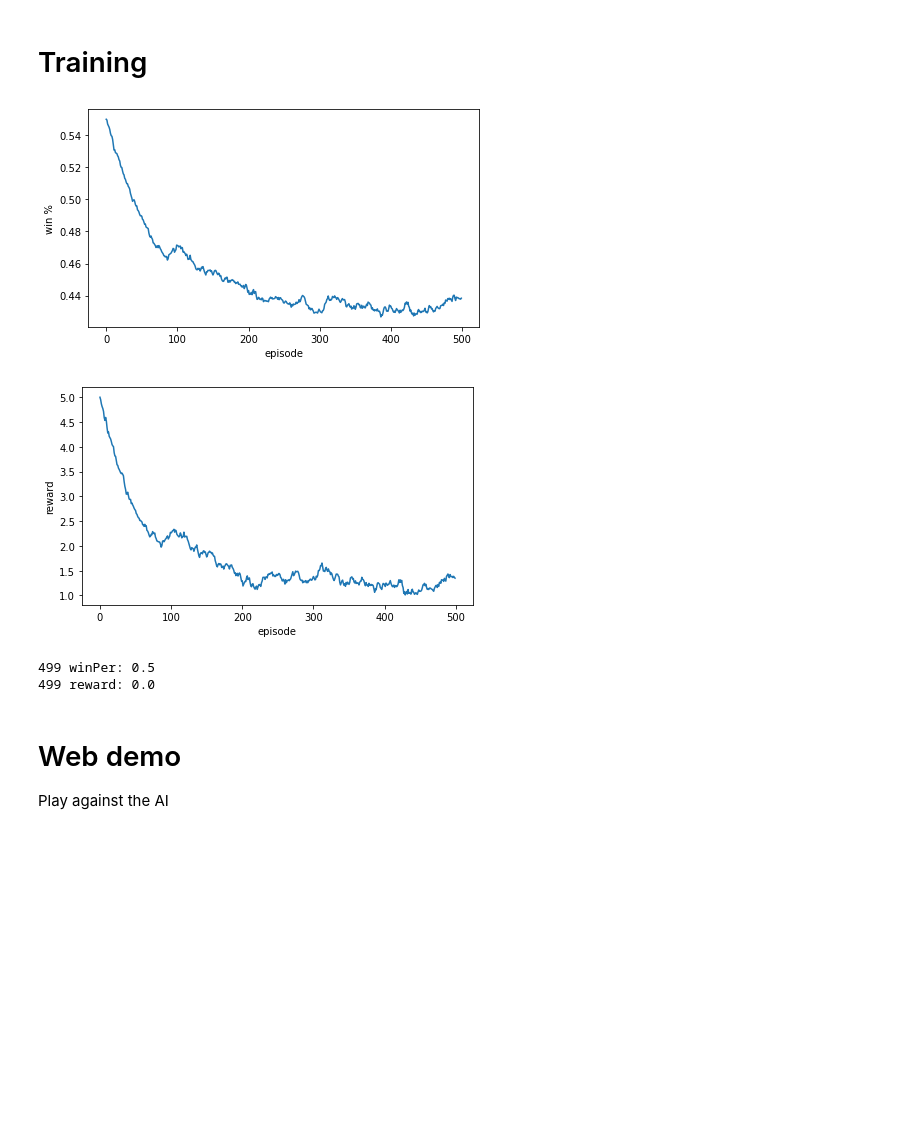
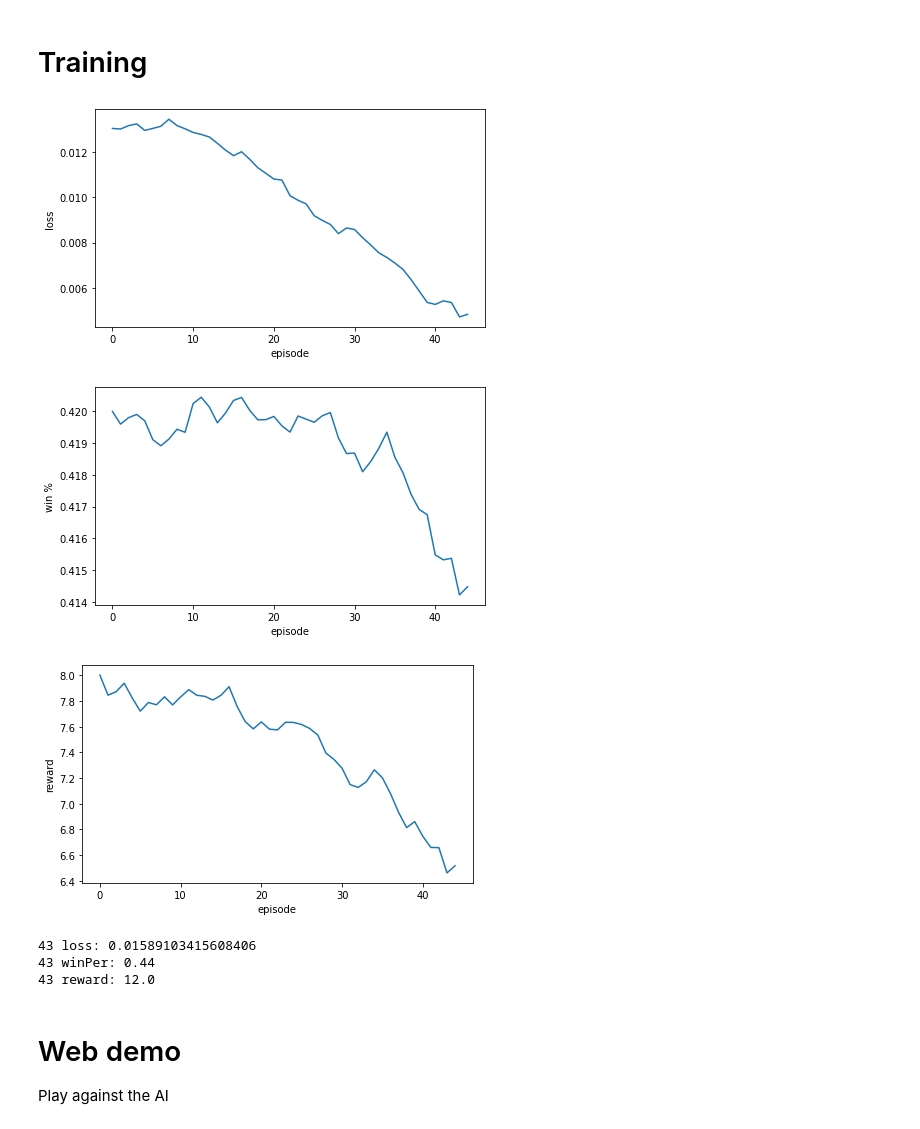
Before and after one commit to nomomon/drl-js, a Jupyter notebook: tic-tac-toe/notebook.ipynb, the cells around one changed output. Drawn from its saved outputs; the diff is of its cells as text; code cells hidden in the pictures; blank space fills up the shorter version.

Commit message:
update choose action, train more, remove weird stuff

```diff
--- a/tic-tac-toe/notebook.ipynb
+++ b/tic-tac-toe/notebook.ipynb
@@ -148,6 +145,8 @@ def train_step(model, optimizer, observations, actions, discounted_rewards):
 
   grads = tape.gradient(loss, model.trainable_variables)
   optimizer.apply_gradients(zip(grads, model.trainable_variables))
+
+  return loss
 # %% [markdown]
 # Plot
 # %%
@@ -174,27 +173,21 @@ def smooth(points, alpha = 0.05):
 # %%
 winper_points = []
 reward_points = []
+hist_points = []
 
 episode = 0
 policy = createPolicy()
 # %%
-# change the params
-# learn more
-# change alpha
-# make it simpler
-# plot the loss
-
 learning_rate = 1e-3
 optimizer = tf.keras.optimizers.Adam(learning_rate)
 
 opponent_policy = tf.keras.models.clone_model(policy)
 
-for episode in range(episode, 500):
+for episode in range(episode, 1000):
     board = [0] * 9
     memory.clear()
     counter = 0
     first_time = 1
-    step = 0
     win = 0
 
     eps = 0.99 ** (episode / 2)
@@ -208,7 +201,7 @@ for episode in range(episode, 500):
         elif((not player_goes_first) and gameStatus(board) == 0):
             if(first_time):
                 first_time -= 1
-                opponent_action = chooseAction(opponent_policy, (np.array(board) * -1).tolist())
+                opponent_action = chooseAction(policy, (np.array(board) * -1).tolist(), eps)
                 board[opponent_action] = -1
             action = chooseAction(policy, board, eps)
 
@@ -218,60 +211,61 @@ for episode in range(episode, 500):
         status = gameStatus(next_board)
 
         if(status == 0): # game goes on
-            opponent_action = chooseAction(opponent_policy, (np.array(next_board) * -1).tolist())
+            opponent_action = chooseAction(policy, (np.array(next_board) * -1).tolist())
             next_board[opponent_action] = -1
 
             status = gameStatus(next_board)
 
-        reward = status - 0.01 * step
+        reward = status
+
         memory.add_to_memory(board, action, reward)
 
         if(status != 0):
             win += (status == 1)
             counter += 1
             next_board = [0] * 9
             first_time = 1
-            step = 0
             player_goes_first = bool(random.getrandbits(1))
 
-        if(status != 0 and counter >= 20):
-            total_reward = sum(memory.rewards)
-
-            winper_points.append(win / counter)
-            reward_points.append(total_reward)
-
-            clear_output()
-            plot(smooth(winper_points, 0.01), "win %")
-            plot(smooth(reward_points, 0.01), "reward")
-
-            print(f"{episode} winPer: {win / counter}")
-            print(f"{episode} reward: {total_reward}")
-
-            train_step(
+        if(status != 0 and counter >= 100):
+            loss = train_step(
                 policy,
                 optimizer,
                 observations = np.vstack(memory.observations),
                 actions = np.array(memory.actions),
                 discounted_rewards = discount_rewards(memory.rewards)
             )
 
+            total_reward = sum(memory.rewards)
+
+            winper_points.append(win / counter)
+            reward_points.append(total_reward)
+            hist_points.append(loss)
+
+            clear_output()
+            plot(smooth(hist_points, 0.01), "loss")
+            plot(smooth(winper_points, 0.01), "win %")
+            plot(smooth(reward_points, 0.01), "reward")
+
+            print(f"{episode} loss: {loss}")
+            print(f"{episode} winPer: {win / counter}")
+            print(f"{episode} reward: {total_reward}")
+
             memory.clear()
             board = [0] * 9
             counter = 0
             first_time = 1
-            step = 0
-
-            if episode % 3 == 0:
-                opponent_policy = tf.keras.models.clone_model(policy)
 
             break
 
         board = next_board
 # %% [output]
-[figure, old version]
+[figure, new version]
-[figure, old version]
+[figure, new version]
+[figure, added]
-499 winPer: 0.5
-499 reward: 0.0
+43 loss: 0.01589103415608406
+43 winPer: 0.44
+43 reward: 12.0
 # %% [markdown]
 # Web demo
 
```
Also changed, not shown: parts of 1 cell of this notebook.
